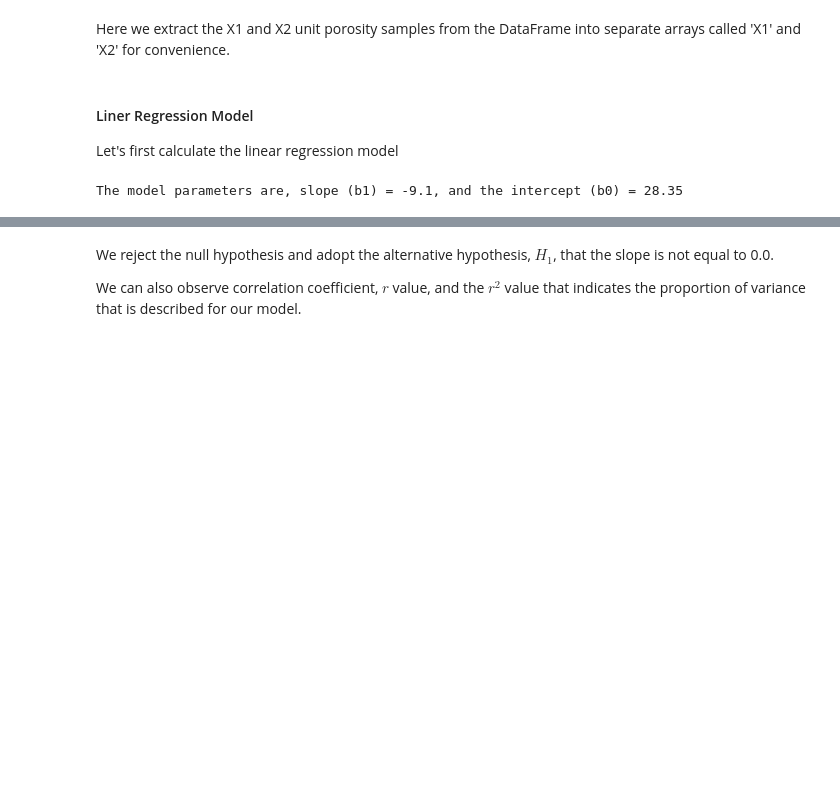
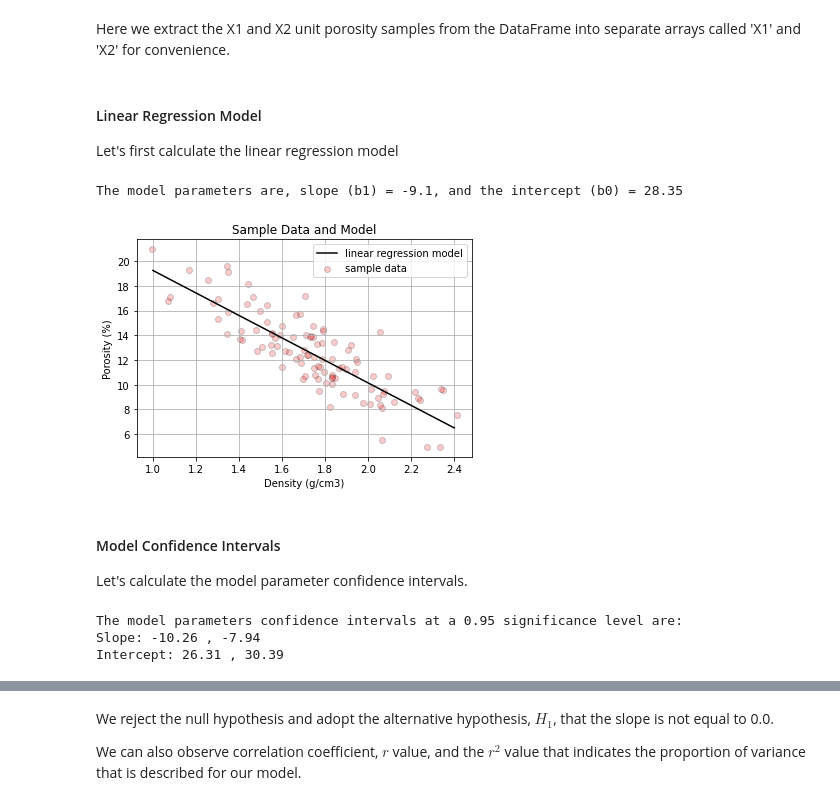
Before and after one commit to GeostatsGuy/PythonNumericalDemos, a Jupyter notebook: PythonDataBasics_LinearRegression.ipynb, the cells around one changed output, grey strips where cells are left out. Cells and saved outputs as stored; diff of their text form; code cells hidden in the pictures; blank space fills up the shorter version.

```diff
--- a/PythonDataBasics_LinearRegression.ipynb
+++ b/PythonDataBasics_LinearRegression.ipynb
@@ -77,13 +72,37 @@ Here we extract the X1 and X2 unit porosity samples from the DataFrame into sepa
 # %%
 por = df['Porosity']
 den = df['Density']
+denv = np.linspace(1.0,2.4,100)
 # %% [markdown]
-#### Liner Regression Model
+#### Linear Regression Model
 
 Let's first calculate the linear regression model
 # %%
-slope, intercept, r_value, p_value, std_err = st.linregress(den,por)
+linear = st.linregress(den,por)
 
-print('The model parameters are, slope (b1) = ' + str(round(slope,2)) + ', and the intercept (b0) = ' + str(round(intercept,2)))
+print('The model parameters are, slope (b1) = ' + str(round(linear.slope,2)) + ', and the intercept (b0) = ' + str(round(linear.intercept,2)))
+plt.scatter(den, por, color = 'red',edgecolor='black',alpha=0.2,label='sample data')
+plt.plot(denv, linear.intercept + linear.slope*denv, 'black', label='linear regression model')
+plt.title('Sample Data and Model'); plt.xlabel('Density (g/cm3)'); plt.ylabel('Porosity (%)')
+plt.legend(); plt.grid()
+plt.show()
 # %% [output]
 The model parameters are, slope (b1) = -9.1, and the intercept (b0) = 28.35
+[figure, added]
+# %% [markdown]
+#### Model Confidence Intervals
+
+Let's calculate the model parameter confidence intervals.
+# %%
+alpha = 0.05
+tstat = st.t.ppf([alpha/2,1-alpha/2], len(por)-2)
+slope_lower,slope_upper = linear.slope + tstat*linear.stderr
+intercept_lower,intercept_upper = linear.intercept + tstat*linear.intercept_stderr
+
+print('The model parameters confidence intervals at a ' + str(1-alpha) + ' significance level are:')
+print('Slope: ' + str(round(slope_lower,2)) + ' , ' + str(round(slope_upper,2)))
+print('Intercept: ' + str(round(intercept_lower,2)) + ' , ' + str(round(intercept_upper,2)))
+# %% [output]
+The model parameters confidence intervals at a 0.95 significance level are:
+Slope: -10.26 , -7.94
+Intercept: 26.31 , 30.39
```
Also changed, not shown: parts of 15 cells of this notebook.
